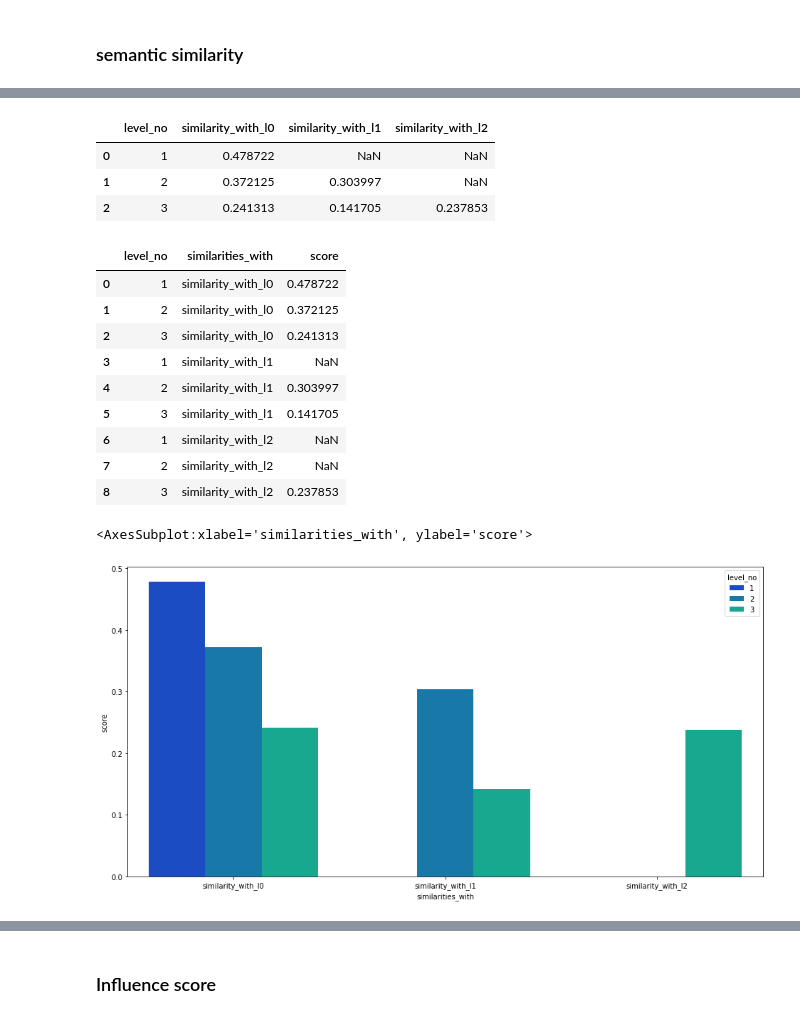
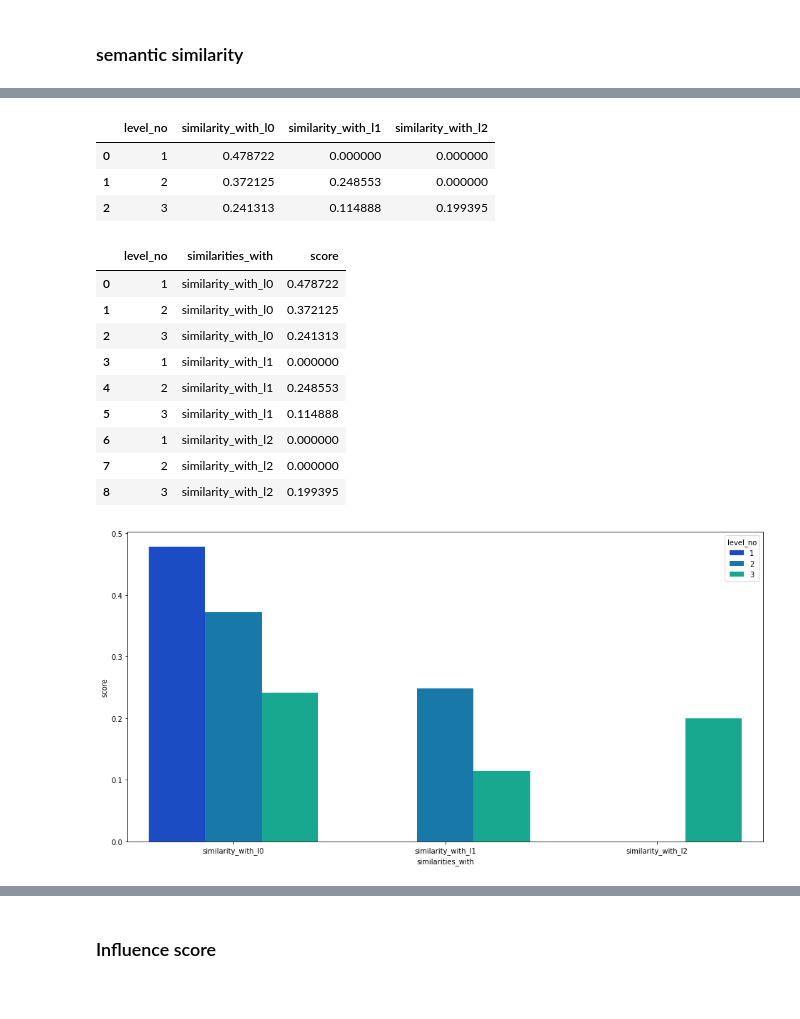
Before and after one commit to dev-SR/thesis-v1, a Jupyter notebook: eda.ipynb, the cells around one changed output, grey strips where cells are left out. Saved outputs shown, nothing was run; the diff lists cells and outputs as text; code cells hidden in the pictures.

```diff
--- a/eda.ipynb
+++ b/eda.ipynb
@@ -21,6 +21,7 @@ from IPython.display import display
 from pprint import pprint
 inf = pd.read_csv('data/info/info_full_ss_new_x.csv')
 inf = inf[(inf.level_no != 4)]  # & (inf.level_no != 0)
-inf.shape, inf.columns
+df = inf[~inf['similarity_with_l0'].isnull()]
+inf.shape, df.shape, inf.columns
 # %% [output]
 ((24326, 42),
@@ -267,4 +271,4 @@ plt.savefig("plots/dup_count_vs_centrality.svg",format='svg', dpi=1200)
 # %%
-inf = inf[inf.level_no != 0]
+inf = df[df.level_no != 0]
 inf.shape
 # %% [output]
@@ -507,9 +561,9 @@ level_wise_similarity_mean = inf.groupby('level_no')[['similarity_with_l0', 'sim
 level_wise_similarity_mean
 # %% [output]
 |  | level_no | similarity_with_l0 | similarity_with_l1 | similarity_with_l2 |
-| 0 | 1 | 0.478722 | NaN | NaN |
-| 1 | 2 | 0.372125 | 0.303997 | NaN |
-| 2 | 3 | 0.241313 | 0.141705 | 0.237853 |
+| 0 | 1 | 0.478722 | 0.000000 | 0.000000 |
+| 1 | 2 | 0.372125 | 0.248553 | 0.000000 |
+| 2 | 3 | 0.241313 | 0.114888 | 0.199395 |
 # %%
 level_wise_similarity_mean_melted = level_wise_similarity_mean.melt('level_no', var_name='similarities_with', value_name='score')
 level_wise_similarity_mean_melted
@@ -518,18 +572,21 @@ level_wise_similarity_mean_melted
 | 0 | 1 | similarity_with_l0 | 0.478722 |
 | 1 | 2 | similarity_with_l0 | 0.372125 |
 | 2 | 3 | similarity_with_l0 | 0.241313 |
-| 3 | 1 | similarity_with_l1 | NaN |
-| 4 | 2 | similarity_with_l1 | 0.303997 |
-| 5 | 3 | similarity_with_l1 | 0.141705 |
-| 6 | 1 | similarity_with_l2 | NaN |
-| 7 | 2 | similarity_with_l2 | NaN |
-| 8 | 3 | similarity_with_l2 | 0.237853 |
+| 3 | 1 | similarity_with_l1 | 0.000000 |
+| 4 | 2 | similarity_with_l1 | 0.248553 |
+| 5 | 3 | similarity_with_l1 | 0.114888 |
+| 6 | 1 | similarity_with_l2 | 0.000000 |
+| 7 | 2 | similarity_with_l2 | 0.000000 |
+| 8 | 3 | similarity_with_l2 | 0.199395 |
 # %%
 plt.figure(figsize=(16, 8))
 sns.barplot(data=level_wise_similarity_mean_melted, x="similarities_with", y="score", hue='level_no',palette="winter")
+plt.savefig("plots/3_level_wise_similarity_1.png",
+            format='png', transparent=False, dpi=500)
+plt.savefig("plots/3_level_wise_similarity_1.svg",
+            format='svg', transparent=False, dpi=500)
 # %% [output]
-<AxesSubplot:xlabel='similarities_with', ylabel='score'>
-[figure, old version]
+[figure, new version]
 # %%
 level_wise_similarity_mean = X_scaled.groupby('level_no')[['similarity_with_l0', 'similarity_with_l1',
                                                       'similarity_with_l2']].mean().reset_index()
```
Also changed, not shown: parts of 57 cells of this notebook, 10 other files.
